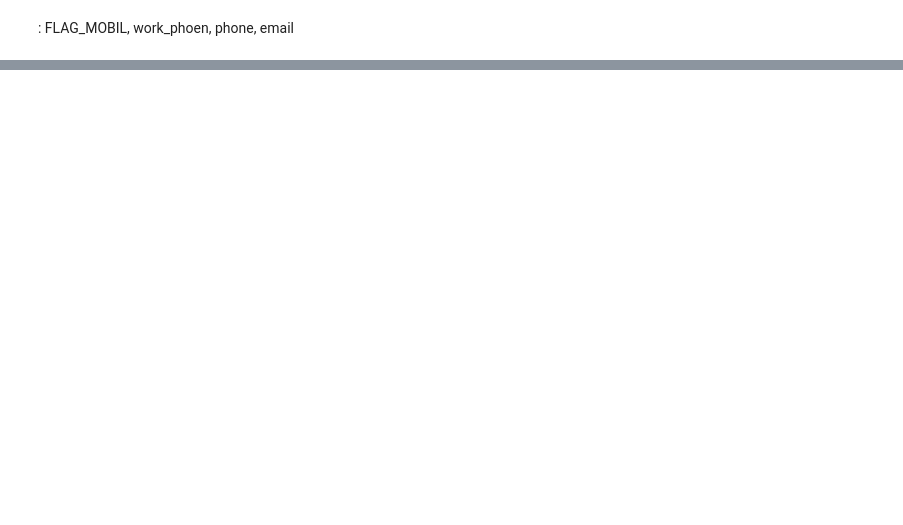
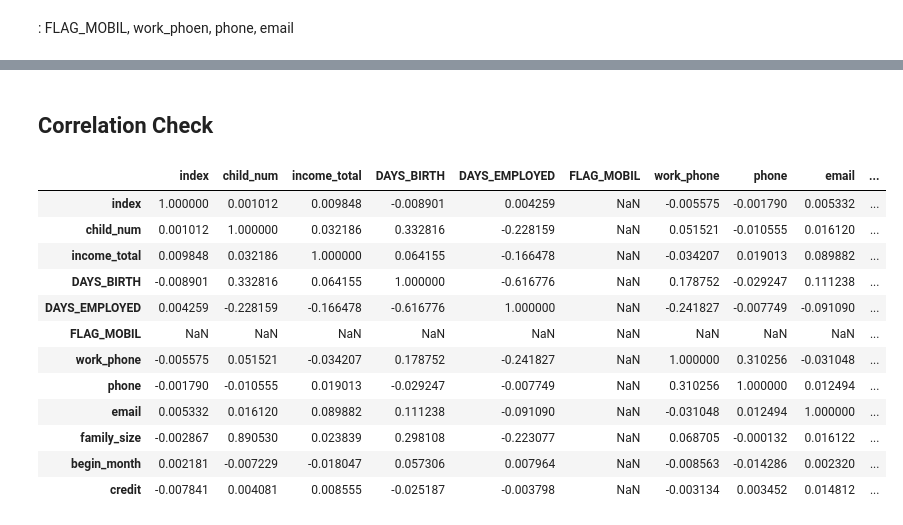
Before and after one commit to Byeon-MJ/CreditCard_Overdue_Prediction, a Jupyter notebook: CreditCard_Classification.ipynb, the cells around one changed output, grey strips where cells are left out. Saved outputs shown, nothing was run; the diff lists cells and outputs as text; code cells hidden in the pictures; blank space fills up the shorter version.

```diff
--- a/CreditCard_Classification.ipynb
+++ b/CreditCard_Classification.ipynb
@@ -296,3 +319,9 @@ edu_type : ['Higher education' 'Secondary / secondary special' 'Incomplete highe
 family_type : ['Married' 'Civil marriage' 'Separated' 'Single / not married' 'Widow']
 house_type : ['Municipal apartment' 'House / apartment' 'With parents'
  'Co-op apartment' 'Rented apartment' 'Office apartment']
+# %%
+le = LabelEncoder()
+# %%
+for i in type_col:
+    train[i] = le.fit_transform(train[i])
+    print(f'{i} :', train[i].unique())
@@ -321,3 +355,10 @@ reality : ['N' 'Y']
 Y    17830
 N     8627
 Name: reality, dtype: int64
+# %%
+le = LabelEncoder()
+# %%
+for i in bin_col:
+    train[i] = le.fit_transform(train[i])
+    print(f'{i} :', train[i].unique())
+    print(train[i].value_counts())
@@ -350,0 +447,18 @@ Name: email, dtype: int64
+# %% [markdown]
+## Correlation Check
+# %%
+train.corr()
+# %% [output]
+|  | index | child_num | income_total | DAYS_BIRTH | DAYS_EMPLOYED | FLAG_MOBIL | work_phone | phone | email | ... |
+| index | 1.000000 | 0.001012 | 0.009848 | -0.008901 | 0.004259 | NaN | -0.005575 | -0.001790 | 0.005332 | ... |
+| child_num | 0.001012 | 1.000000 | 0.032186 | 0.332816 | -0.228159 | NaN | 0.051521 | -0.010555 | 0.016120 | ... |
+| income_total | 0.009848 | 0.032186 | 1.000000 | 0.064155 | -0.166478 | NaN | -0.034207 | 0.019013 | 0.089882 | ... |
+| DAYS_BIRTH | -0.008901 | 0.332816 | 0.064155 | 1.000000 | -0.616776 | NaN | 0.178752 | -0.029247 | 0.111238 | ... |
+| DAYS_EMPLOYED | 0.004259 | -0.228159 | -0.166478 | -0.616776 | 1.000000 | NaN | -0.241827 | -0.007749 | -0.091090 | ... |
+| FLAG_MOBIL | NaN | NaN | NaN | NaN | NaN | NaN | NaN | NaN | NaN | ... |
+| work_phone | -0.005575 | 0.051521 | -0.034207 | 0.178752 | -0.241827 | NaN | 1.000000 | 0.310256 | -0.031048 | ... |
+| phone | -0.001790 | -0.010555 | 0.019013 | -0.029247 | -0.007749 | NaN | 0.310256 | 1.000000 | 0.012494 | ... |
+| email | 0.005332 | 0.016120 | 0.089882 | 0.111238 | -0.091090 | NaN | -0.031048 | 0.012494 | 1.000000 | ... |
+| family_size | -0.002867 | 0.890530 | 0.023839 | 0.298108 | -0.223077 | NaN | 0.068705 | -0.000132 | 0.016122 | ... |
+| begin_month | 0.002181 | -0.007229 | -0.018047 | 0.057306 | 0.007964 | NaN | -0.008563 | -0.014286 | 0.002320 | ... |
+| credit | -0.007841 | 0.004081 | 0.008555 | -0.025187 | -0.003798 | NaN | -0.003134 | 0.003452 | 0.014812 | ... |
```
Also changed, not shown: parts of 23 cells of this notebook.
